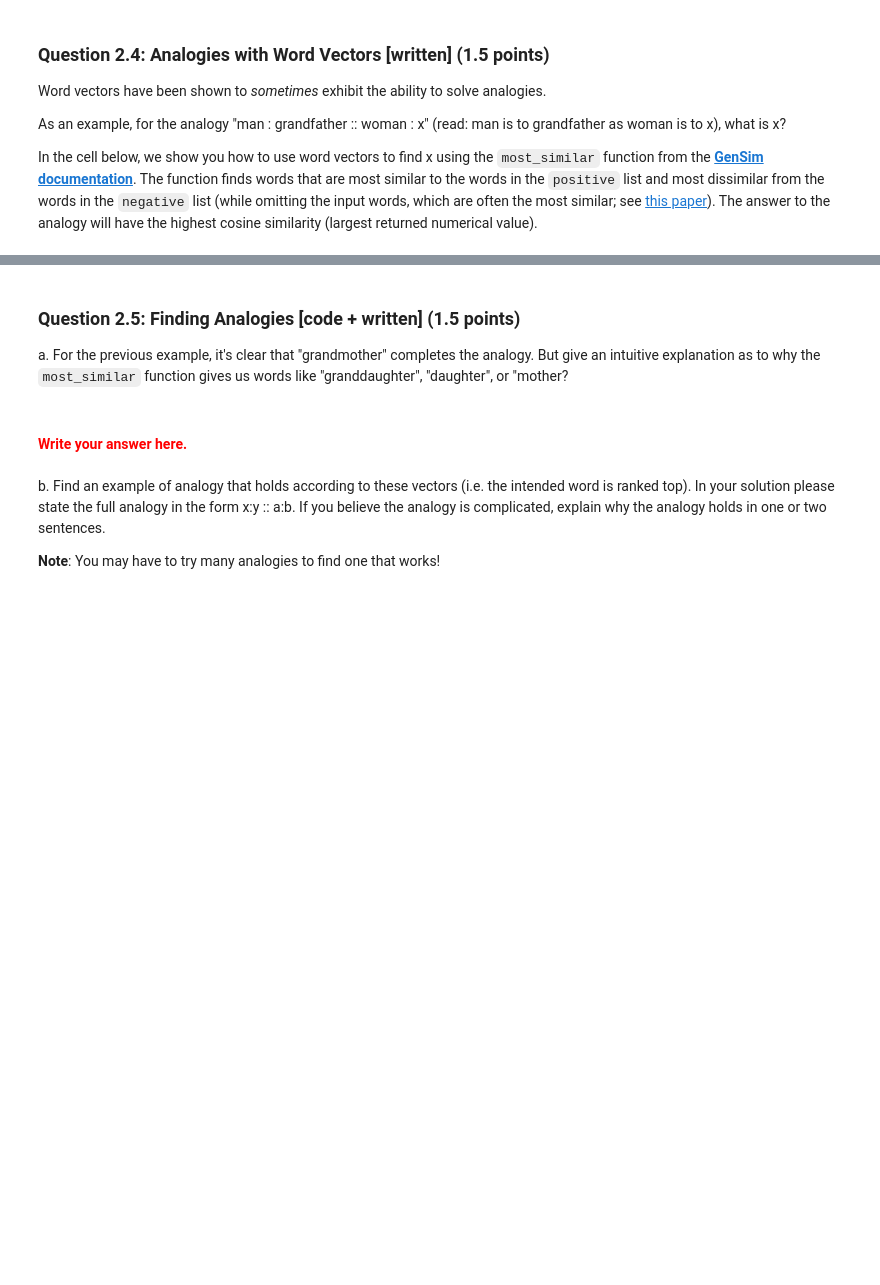
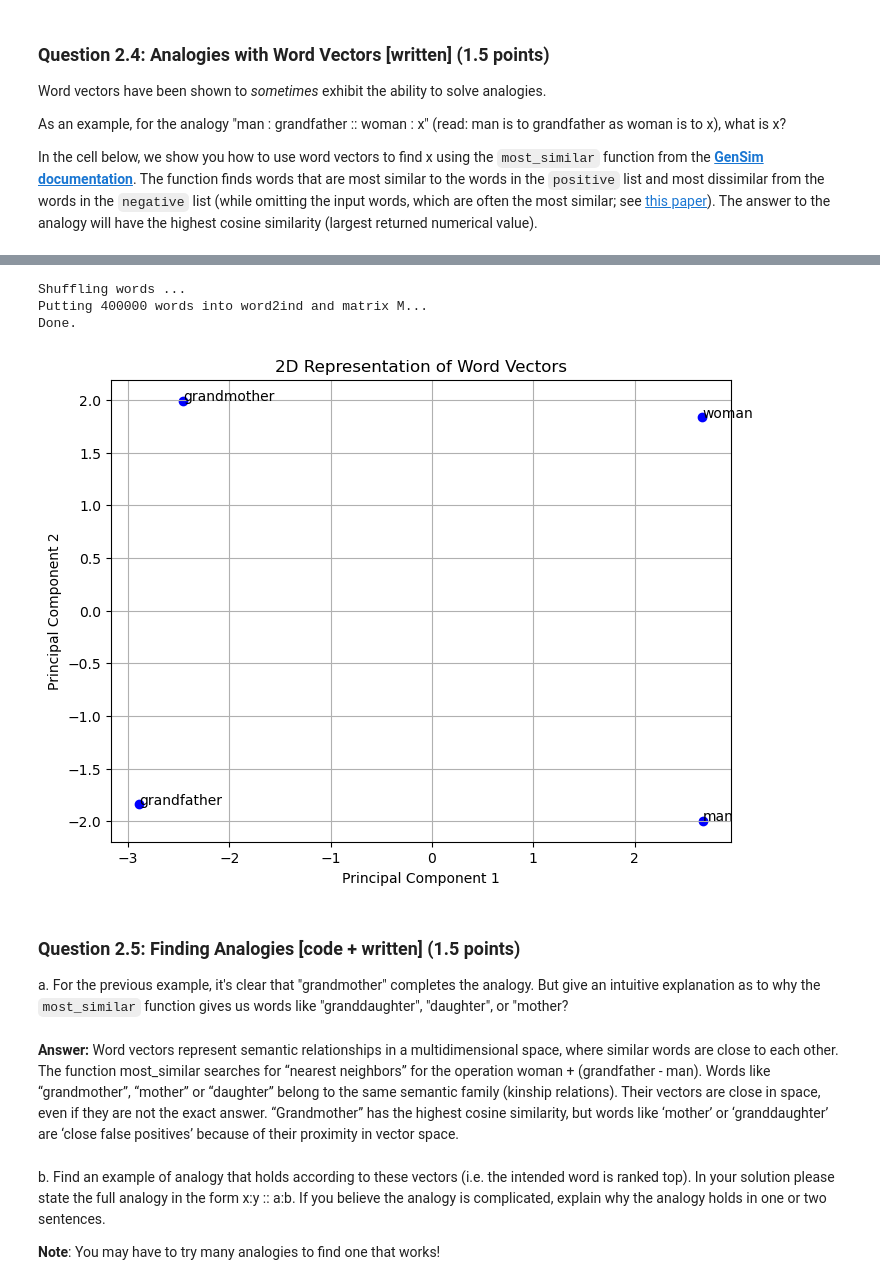
Before and after one commit to JeisonJimenezA/Course_NLP, a Jupyter notebook: assignment 1/exploring_word_vectors.ipynb, the cells around one changed output, grey strips where cells are left out. Drawn from its saved outputs; the diff is of its cells as text; code cells hidden in the pictures; blank space fills up the shorter version.

```diff
--- a/assignment 1/exploring_word_vectors.ipynb
+++ b/assignment 1/exploring_word_vectors.ipynb
@@ -696,8 +729,48 @@ Hint: Recall that word vectors are simply multi-dimensional vectors that represe
+# %%
+# Required words
+required_words = ['man', 'grandfather', 'woman', 'grandmother']
+
+# Get the matrix of vectors and the dictionary
+M, word2ind = get_matrix_of_vectors(wv_from_bin, required_words)
+
+# Extract the vectors for the relevant words
+man_vec = M[word2ind['man']]
+grandfather_vec = M[word2ind['grandfather']]
+woman_vec = M[word2ind['woman']]
+grandmother_vec = M[word2ind['grandmother']]
+
+# Combine the vectors into a matrix for PCA
+vectors = np.array([man_vec, grandfather_vec, woman_vec, grandmother_vec])
+
+# Reduce dimensionality to 2D using PCA
+pca = PCA(n_components=2)
+vectors_2d = pca.fit_transform(vectors)
+
+# Plot the vectors in 2D
+plt.figure(figsize=(8, 6))
+plt.scatter(vectors_2d[:, 0], vectors_2d[:, 1], color='blue')
+
+# Annotate the points with the corresponding words
+words = ['man', 'grandfather', 'woman', 'grandmother']
+for i, word in enumerate(words):
+    plt.annotate(word, (vectors_2d[i, 0], vectors_2d[i, 1]))
+
+plt.xlabel('Principal Component 1')
+plt.ylabel('Principal Component 2')
+plt.title('2D Representation of Word Vectors')
+plt.grid(True)
+plt.show()
+# %% [output]
+Shuffling words ...
+Putting 400000 words into word2ind and matrix M...
+Done.
+[figure, added]
 # %% [markdown]
 ### Question 2.5: Finding Analogies [code + written]  (1.5 points)
 a. For the previous example, it's clear that "grandmother" completes the analogy. But give an intuitive explanation as to why the `most_similar` function gives us words like "granddaughter", "daughter", or "mother?
-# %% [markdown]
-#### <font color="red">Write your answer here.</font>
+# %% [markdown]
+**Answer:**
+Word vectors represent semantic relationships in a multidimensional space, where similar words are close to each other. The function most_similar searches for “nearest neighbors” for the operation woman + (grandfather - man). Words like “grandmother”, “mother” or “daughter” belong to the same semantic family (kinship relations). Their vectors are close in space, even if they are not the exact answer. “Grandmother” has the highest cosine similarity, but words like ‘mother’ or ‘granddaughter’ are ‘close false positives’ because of their proximity in vector space.
 # %% [markdown]
 b. Find an example of analogy that holds according to these vectors (i.e. the intended word is ranked top). In your solution please state the full analogy in the form x:y :: a:b. If you believe the analogy is complicated, explain why the analogy holds in one or two sentences.
 
```
Also changed, not shown: parts of 29 cells of this notebook.
